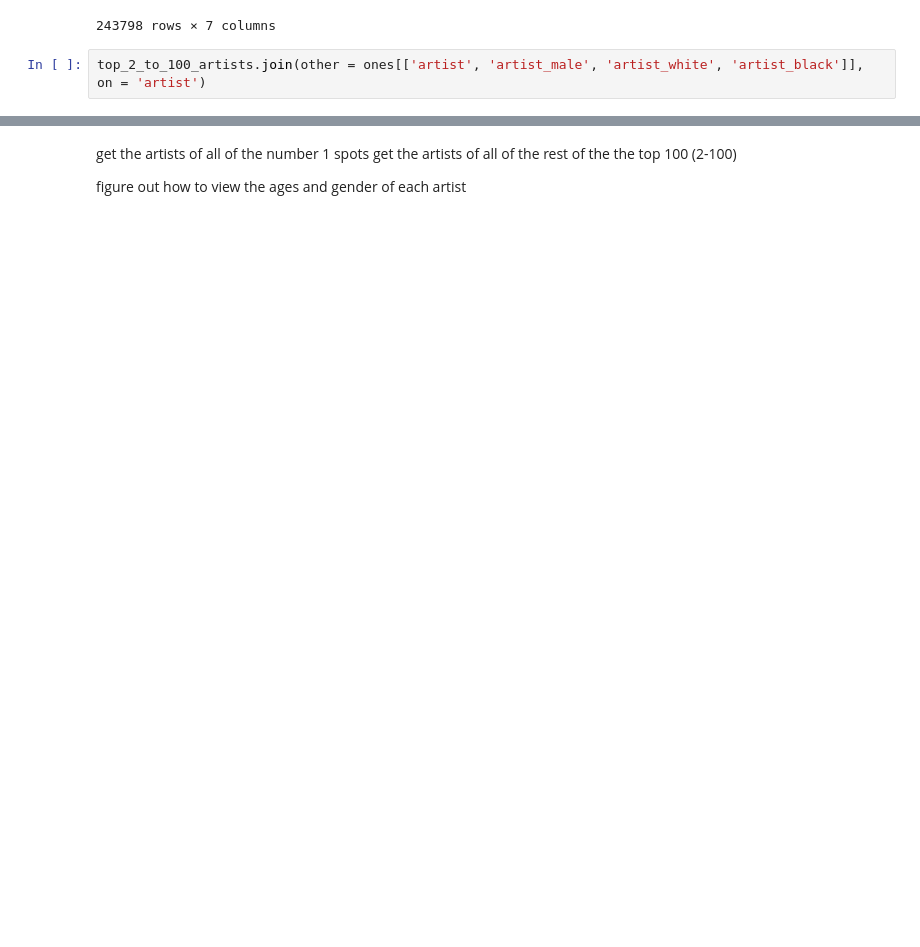
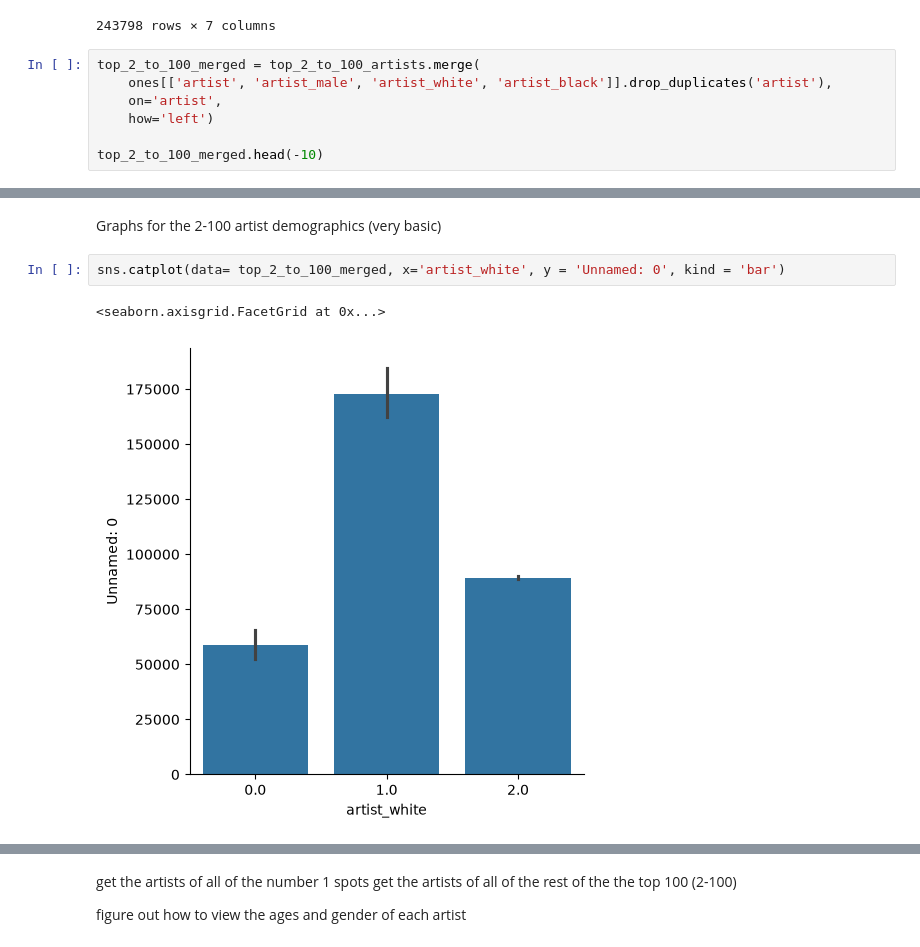
Before and after one commit to IzzyMRob/CS_161_Project, a Jupyter notebook: caden_artist_demographic.ipynb, the cells around one changed output, grey strips where cells are left out. Saved outputs shown, nothing was run; the diff lists cells and outputs as text; blank space fills up the shorter version.

```diff
--- a/caden_artist_demographic.ipynb
+++ b/caden_artist_demographic.ipynb
@@ -68,5 +69,10 @@ top_2_to_100_artists.set_index('artist')
 | Cameron Whitcomb | 355686 | 2026-10-03 | Kingdom Of Fear | 100 | NaN | 94 | 7 |
 243798 rows × 7 columns
 # %%
-top_2_to_100_artists.join(other = ones[['artist', 'artist_male', 'artist_white', 'artist_black']], on = 'artist')
+top_2_to_100_merged = top_2_to_100_artists.merge(
+    ones[['artist', 'artist_male', 'artist_white', 'artist_black']].drop_duplicates('artist'),
+    on='artist',
+    how='left')
+
+top_2_to_100_merged.head(-10)
 # %% [output]
@@ -73,0 +99,7 @@ ValueError: You are trying to merge on str and int64 columns for key 'artist'. I
+# %% [markdown]
+Graphs for the 2-100 artist demographics (very basic)
+# %%
+sns.catplot(data= top_2_to_100_merged, x='artist_white', y = 'Unnamed: 0', kind = 'bar')
+# %% [output]
+<seaborn.axisgrid.FacetGrid at 0x...>
+[figure, added]
```
Also changed, not shown: parts of 11 cells of this notebook.
